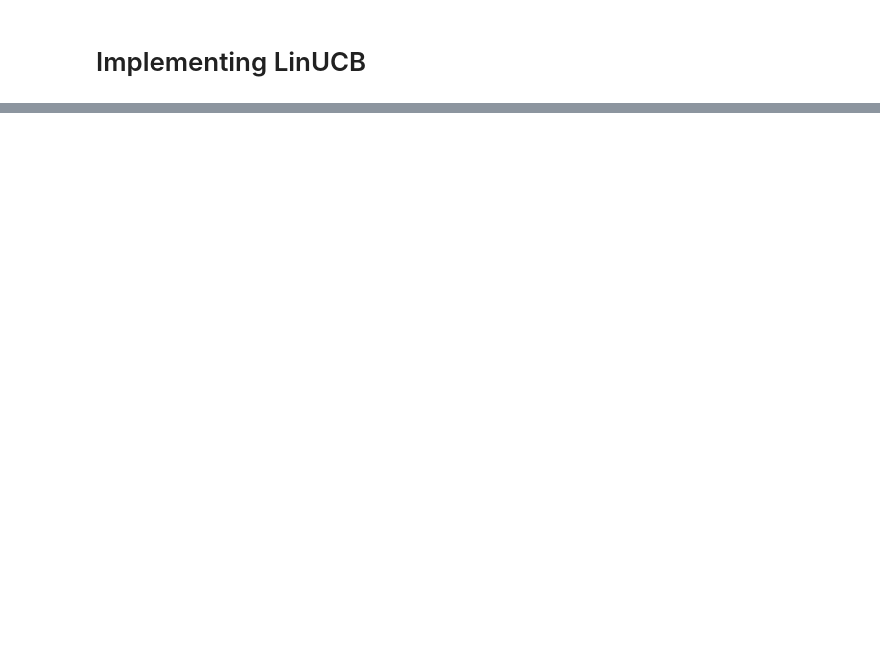
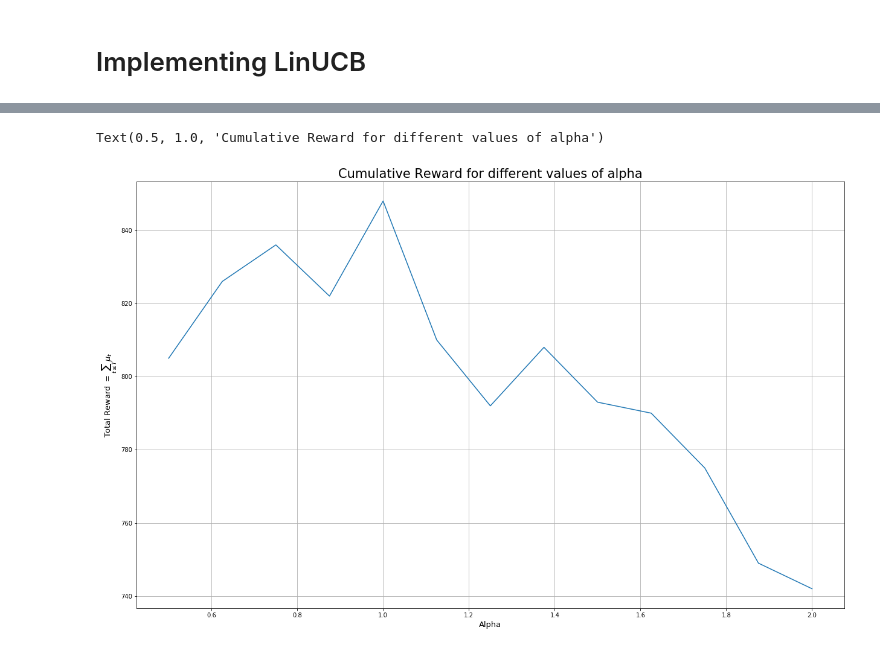
Before and after one commit to liamkesatoran/bandits, a Jupyter notebook: notebooks/LinUCB.ipynb, the cells around one changed output, grey strips where cells are left out. Saved outputs shown, nothing was run; the diff lists cells and outputs as text; code cells hidden in the pictures; blank space fills up the shorter version.

```diff
--- a/notebooks/LinUCB.ipynb
+++ b/notebooks/LinUCB.ipynb
@@ -348,0 +312,10 @@ Name: 0, dtype: float64
+# %%
+plt.figure(figsize=(21,13))
+plt.plot(np.linspace(0.5, 2, 13), Reward_Per_Alpha)
+plt.xlabel('Alpha', fontsize=13)
+plt.ylabel('Total Reward $= \sum_{t \leq T} \mu_t$', fontsize=13)
+plt.grid()
+plt.title('Cumulative Reward for different values of alpha',fontsize=21)
+# %% [output]
+Text(0.5, 1.0, 'Cumulative Reward for different values of alpha')
+[figure, added]
```
Also changed, not shown: parts of 33 cells of this notebook, 2 other files.
